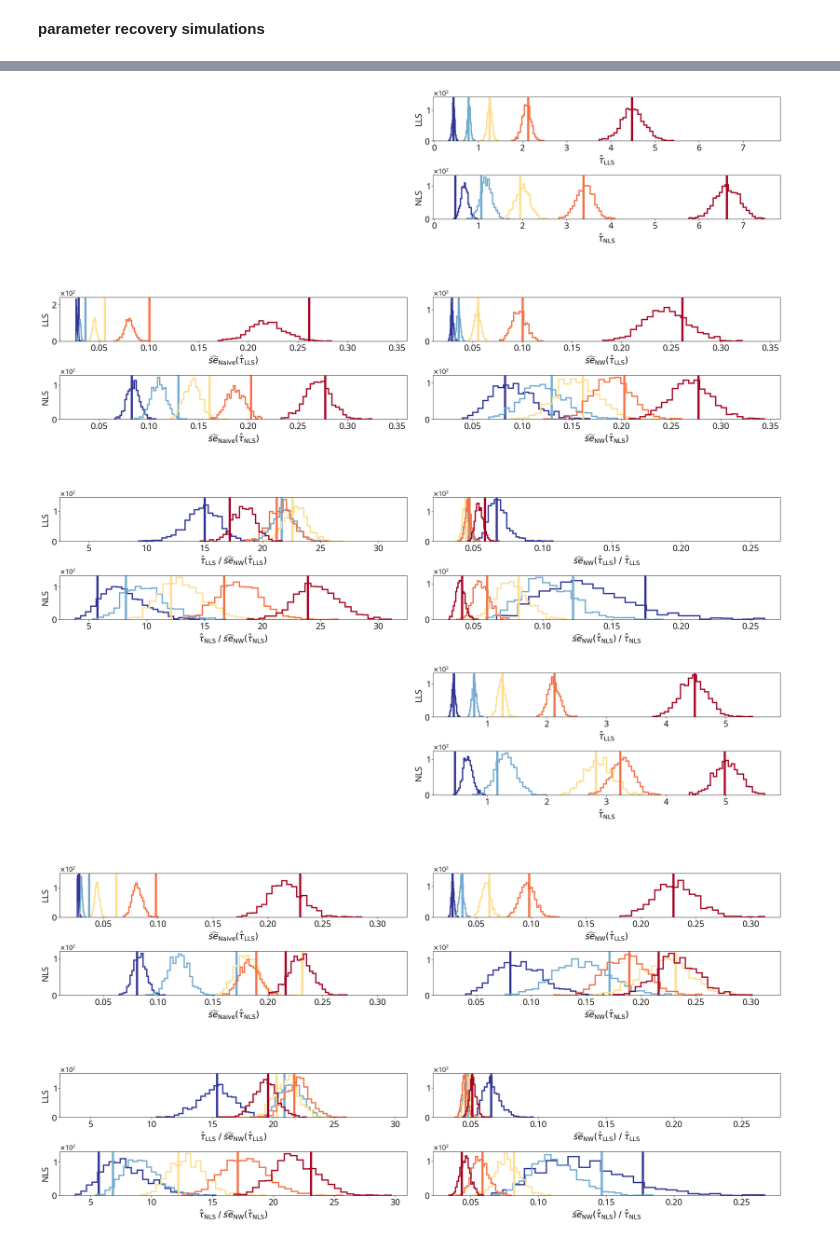
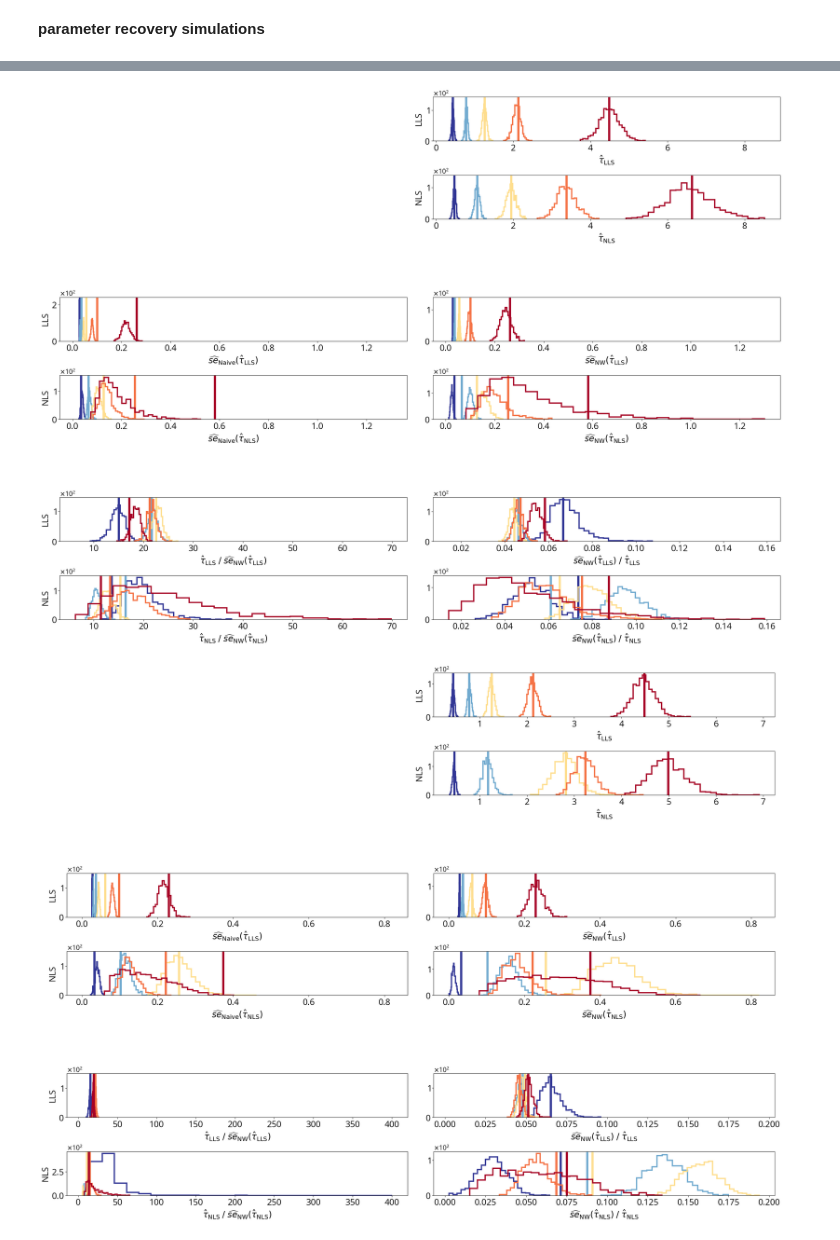
Before and after one commit to griegner/fmri-timescales, a Jupyter notebook: notebooks/fig01to03.ipynb, the cells around one changed output, grey strips where cells are left out. Cells and saved outputs as stored; diff of their text form; code cells hidden in the pictures.

```diff
--- a/notebooks/fig01to03.ipynb
+++ b/notebooks/fig01to03.ipynb
@@ -148,33 +143,24 @@ fig.savefig("../figures/fig03-regions.png", dpi=300)
 
 # initialize estimators
 n_repeats = 1000  # set to 10,000 to reproduce paper (10 min runtime)
-n_timepoints, n_lags, n_jobs, rs = 4800, 20, -2, 6
+n_timepoints, n_jobs, rs = 4800, -2, 6
 var_n_lags = int(0.75 * n_timepoints ** (1 / 3))  # (Stock and Watson, 2015)
-lls = {
-    "lls_nr": timescale_utils.LLS(var_estimator="non-robust", n_jobs=n_jobs),
+models = {
+    "lls_nr": timescale_utils.LLS(var_estimator="non-robust", var_n_lags=var_n_lags, n_jobs=n_jobs),
     "lls_nw": timescale_utils.LLS(var_estimator="newey-west", var_n_lags=var_n_lags, n_jobs=n_jobs),
+    "nls_nr": timescale_utils.NLS(
+        var_estimator="non-robust", var_n_lags=None, acf_n_lags=20, n_jobs=n_jobs
+    ),
+    "nls_nw": timescale_utils.NLS(
+        var_estimator="newey-west", var_n_lags=None, acf_n_lags=20, n_jobs=n_jobs
+    ),
 }
 
-# AR1 #
-ar1_lls_ = nb.lls_simulation(ar1_sim_phis, n_timepoints, lls, random_seed=rs, n_repeats=n_repeats)
-ar1_nls_ = nb.nls_simulation(ar1_sim_phis, n_lags=n_lags, n_interp=15, n_repeats=n_repeats)
-
-# AR2 #
-ar2_lls_ = nb.lls_simulation(ar2_sim_phis, n_timepoints, lls, random_seed=rs, n_repeats=n_repeats)
-ar2_nls_ = nb.nls_simulation(ar2_sim_phis, n_lags=n_lags, n_interp=15, n_repeats=n_repeats)
-
-# HCP #
-hcp_lls_ = nb.lls_simulation(
-    ar1_sim_phis, n_timepoints, lls, acm=acm_, random_seed=rs, n_repeats=n_repeats
-)
-hcp_nls_ = nb.nls_simulation(
-    ar1_sim_phis, n_lags=n_lags, n_interp=15, acfs=acfs_[:n_lags, :], n_repeats=n_repeats
-)
+ar1_results = nb.run_simulation(ar1_sim_phis, n_timepoints, models, random_seed=rs)
+ar2_results = nb.run_simulation(ar2_sim_phis, n_timepoints, models, random_seed=rs)
+hcp_results = nb.run_simulation(ar1_sim_phis, n_timepoints, models, acm=acm_, random_seed=rs)
 # %%
-fig01 = nb.plot_simulation(ar1_lls_, ar1_nls_, ar1_lls_taus, ar1_nls_taus)
-fig01.savefig("../figures/fig01-ar1.png", dpi=300)
-fig02 = nb.plot_simulation(ar2_lls_, ar2_nls_, ar2_lls_taus, ar2_nls_taus)
-fig02.savefig("../figures/fig02-ar2.png", dpi=300)
-fig03 = nb.plot_simulation(hcp_lls_, hcp_nls_, hcp_lls_taus, hcp_nls_taus)
-fig03.savefig("../figures/fig03-hcp.png", dpi=300)
+fig01 = nb.plot_simulation(ar1_results, ar1_lls_taus, ar1_nls_taus)
+fig02 = nb.plot_simulation(ar2_results, ar2_lls_taus, ar2_nls_taus)
+fig03 = nb.plot_simulation(hcp_results, hcp_lls_taus, hcp_nls_taus)
 # %% [output]
@@ -182,2 +168,2 @@ fig03.savefig("../figures/fig03-hcp.png", dpi=300)
-[figure, old version]
+[figure, new version]
-[figure, old version]
+[figure, new version]
```
Also changed, not shown: parts of 2 cells of this notebook.
